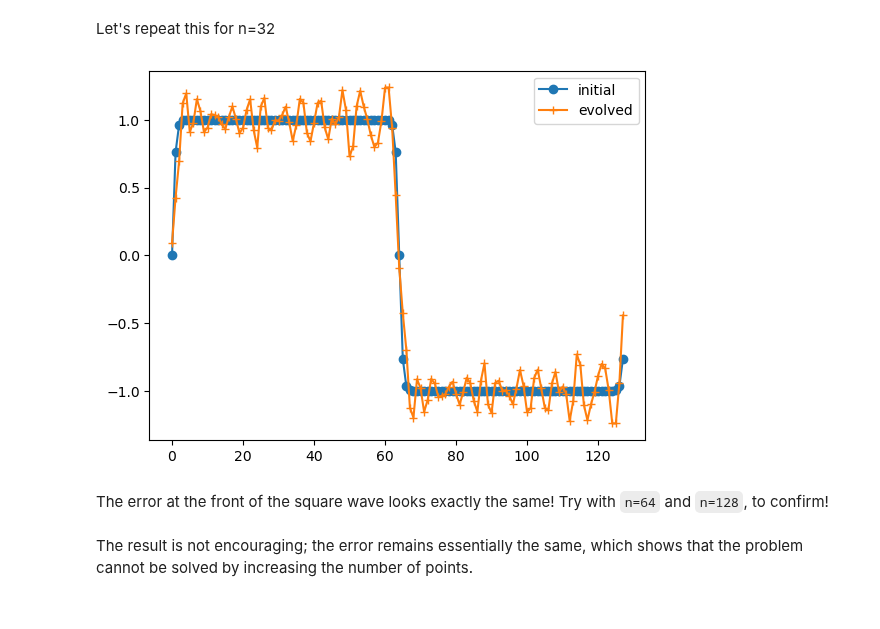
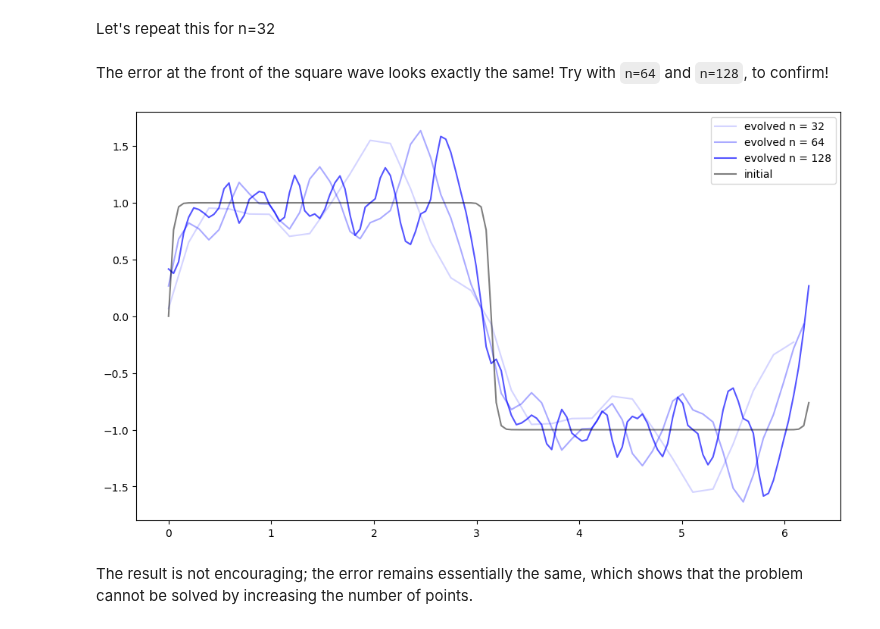
Before and after one commit to JakobSchauser/MscPhysics, a Jupyter notebook: ComputationalAstrophysics/1 Introduction/1b Advection.ipynb, the cells around one changed output. Cells and saved outputs as stored; diff of their text form; code cells hidden in the pictures.

```diff
--- a/ComputationalAstrophysics/1 Introduction/1b Advection.ipynb
+++ b/ComputationalAstrophysics/1 Introduction/1b Advection.ipynb
@@ -247,25 +249,32 @@ plt.legend();
 The "square" wave has already become pretty distorted!
 # %% [markdown]
 Let's repeat this for n=32
-# %%
-n=128
-C=0.2
-ds,x=coordinates(n)
-dt=courant(C,v,ds)
-nt=int(n/C+0.5)
-f0=square_wave(x,v,ds,0.0)
-f1=square_wave(x,v,ds,dt)
-plt.plot(f0,'-o',label='initial')
-for it in range(nt-1):
-    f2=adams_bashforth(f0,f1,dfdt4,dt)
-    f0=f1
-    f1=f2
-plt.plot(f2,'-+',label='evolved')
-plt.legend();
-# %% [output]
-[figure, removed]
 # %% [markdown]
 The error at the front of the square wave looks exactly the same!  Try with `n=64` and `n=128`, to confirm!
+# %%
+fig = plt.figure(figsize=(12, 7))
+
+for n in (32, 64, 128):
+    C=0.2
+    ds,x=coordinates(n)
+    dt=courant(C,v,ds)
+    nt=int(n/C+0.5)
+    f0=square_wave(x,v,ds,0.0)
+
+    f1=square_wave(x,v,ds,dt)
+    for it in range(nt-1):
+        f2=adams_bashforth(f0,f1,dfdt,dt)
+        f0=f1
+        f1=f2
+    plt.plot(x, f2,'-',label='evolved n = {}'.format(n), c = "blue", alpha = (n)/128/1.5)
+
+    if n == 128:
+        f0=square_wave(x,v,ds,0.0)
+        plt.plot(x, f0,'-',label='initial', c = "black", alpha = 0.5)
+
+plt.legend();
+# %% [output]
+[figure, added]
 # %% [markdown]
 The result is not encouraging; the error remains essentially the same, which shows that the problem cannot be solved by increasing the number of points.
 # %% [markdown]
```
Also changed, not shown: parts of 8 cells of this notebook, 1 other file.
